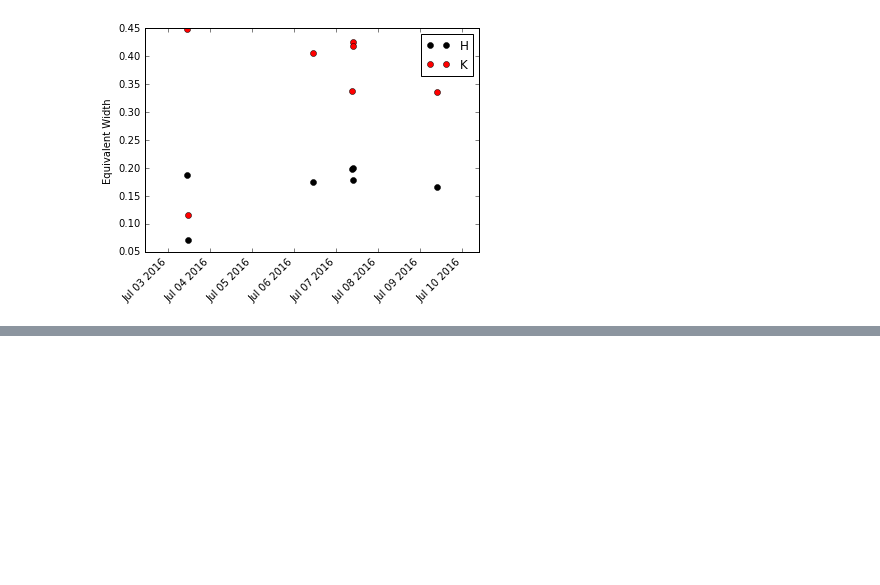
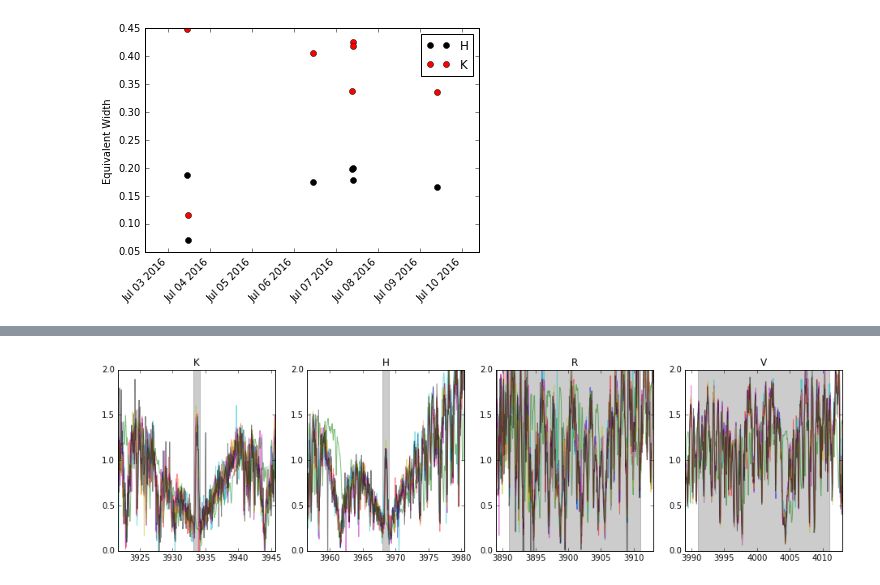
Before and after one commit to bmorris3/starspots, a Jupyter notebook: hat11/spectra/ew.ipynb, the cells around one changed output, grey strips where cells are left out. Drawn from its saved outputs; the diff is of its cells as text; code cells hidden in the pictures; blank space fills up the shorter version.

Commit message:
Measuring Mt Wilson activity index S

```diff
--- a/hat11/spectra/ew.ipynb
+++ b/hat11/spectra/ew.ipynb
@@ -149,12 +143,14 @@ for spectrum in all_normalized_spectra:
 # %%
 ew_h = []
 times_h = []
+h_params = []
 for spectrum in all_normalized_spectra:
-    times, ew = equivalent_width(spectrum, approx_h, 89,
-                                 name='CaII H', plot=True, use_right_wings=True,
-                                 background_width=8*u.Angstrom)
+    times, ew, params = equivalent_width(spectrum, approx_h, 89,
+                                         name='CaII H', plot=True, use_right_wings=True,
+                                         background_width=8*u.Angstrom)
     ew_h.append(ew)
     times_h.append(times)
+    h_params.append(params)
     plt.show()
 # %% [output]
 [figure]
@@ -186,0 +189,9 @@ plt.show()
+# %%
+h_centroids = np.array([0.5 * (d['x_0_0'] + d['x_0_1']) for d in h_params]) * u.Angstrom
+k_centroids = np.array([0.5 * (d['x_0_0'] + d['x_0_1']) for d in k_params]) * u.Angstrom
+
+true_h_centroid = 3968.492 * u.Angstrom
+true_k_centroid = 3933.682  * u.Angstrom
+
+wavelength_offsets_h = true_h_centroid - h_centroids
+wavelength_offsets_k = true_k_centroid - k_centroids
@@ -186,0 +202,69 @@ plt.show()
+# %%
+
+fig, ax = plt.subplots(1, 4, figsize=(16, 4))
+
+
+for spectrum, h_offset, k_offset in zip(all_normalized_spectra,
+                                        wavelength_offsets_h,
+                                        wavelength_offsets_k):
+
+    order_h = spectrum.get_order(89)
+    order_k = spectrum.get_order(90)
+    order_r = spectrum.get_order(91)
+    order_v = spectrum.get_order(88)
+
+    alpha = 0.5
+
+    ax[0].plot(order_k.wavelength + k_offset, order_k.flux, alpha=alpha)
+    ax[0].set_title('K')
+
+    ax[1].plot(order_h.wavelength + h_offset, order_h.flux, alpha=alpha)
+    ax[1].set_title('H')
+
+    ax[2].plot(order_r.wavelength, order_r.flux, alpha=alpha)
+    ax[2].set_title('R')
+
+    ax[3].plot(order_v.wavelength, order_v.flux, alpha=alpha)
+    ax[3].set_title('V')
+
+
+r_centroid = 3901 * u.Angstrom
+v_centroid = 4001 * u.Angstrom
+width = 12 * u.Angstrom
+
+ax[0].set_xlim([(true_k_centroid - width).value, (true_k_centroid + width).value])
+ax[1].set_xlim([(true_h_centroid - width).value, (true_h_centroid + width).value])
+ax[2].set_xlim([(r_centroid - width).value, (r_centroid + width).value])
+ax[3].set_xlim([(v_centroid - width).value, (v_centroid + width).value])
+
+# K badpass:
+hk_width = 1.05*u.Angstrom
+rv_width = 20*u.Angstrom
+ax[0].fill_between([(true_k_centroid - hk_width/2).value,
+                    (true_k_centroid + hk_width/2).value],
+                   0, 2, alpha=0.2, color='k', zorder=-100)
+
+ax[1].fill_between([(true_h_centroid - hk_width/2).value,
+                    (true_h_centroid + hk_width/2).value],
+                   0, 2, alpha=0.2, color='k', zorder=-100)
+
+ax[2].fill_between([(r_centroid - rv_width/2).value,
+                    (r_centroid + rv_width/2).value],
+                   0, 2, alpha=0.2, color='k', zorder=-100)
+
+ax[3].fill_between([(v_centroid - rv_width/2).value,
+                    (v_centroid + rv_width/2).value],
+                   0, 2, alpha=0.2, color='k', zorder=-100)
+
+for axes in ax:
+    axes.set_ylim([0, 2])
+
+plt.show()
+    #     plot_spectrum(spectrum.get_order(90), margin=400)
+#     plot_spectrum(spectrum.get_order(89), margin=400)
+#     plt.ylim([0, 2])
+#     plt.title('{0}, spectrum {1}'.format(dates[date_index], spectrum_index))
+#     plt.xlabel('Wavelength [Angstrom]')
+#     plt.show()
+# %% [output]
+[figure, added]
```
Also changed, not shown: parts of 5 cells of this notebook.
